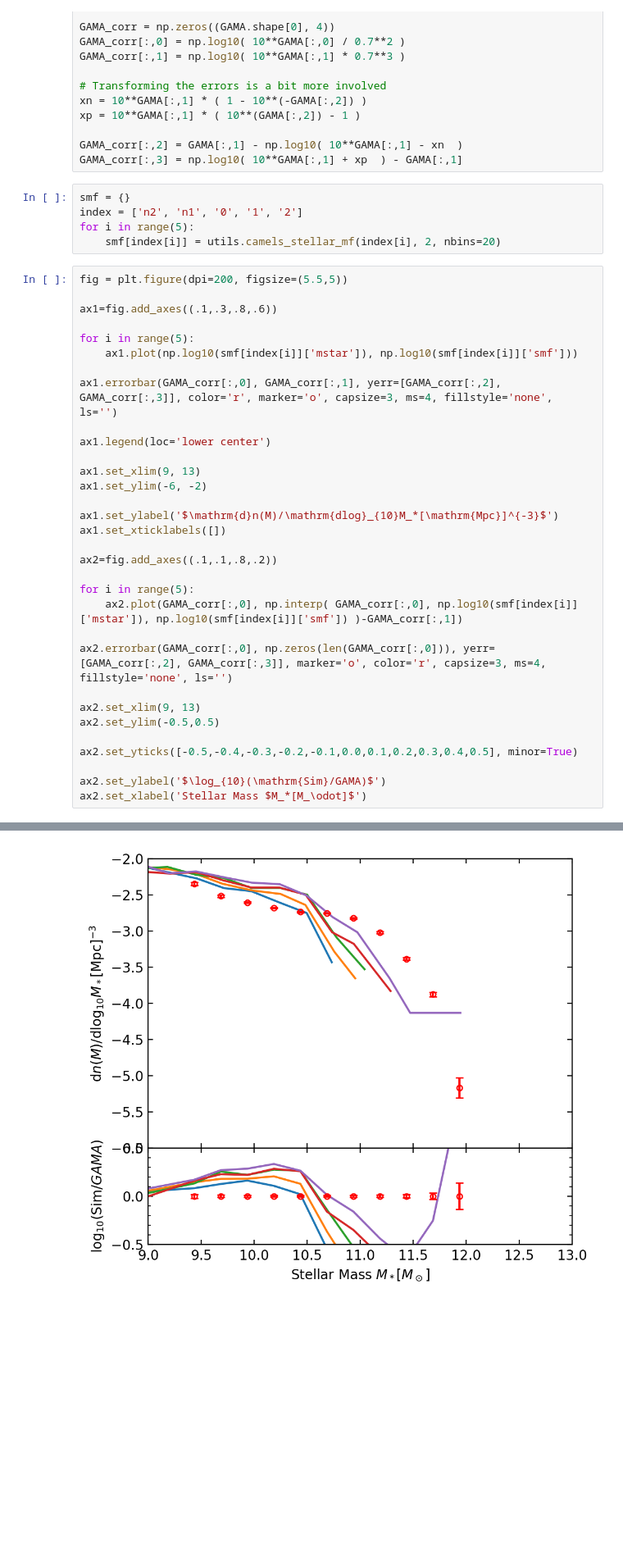
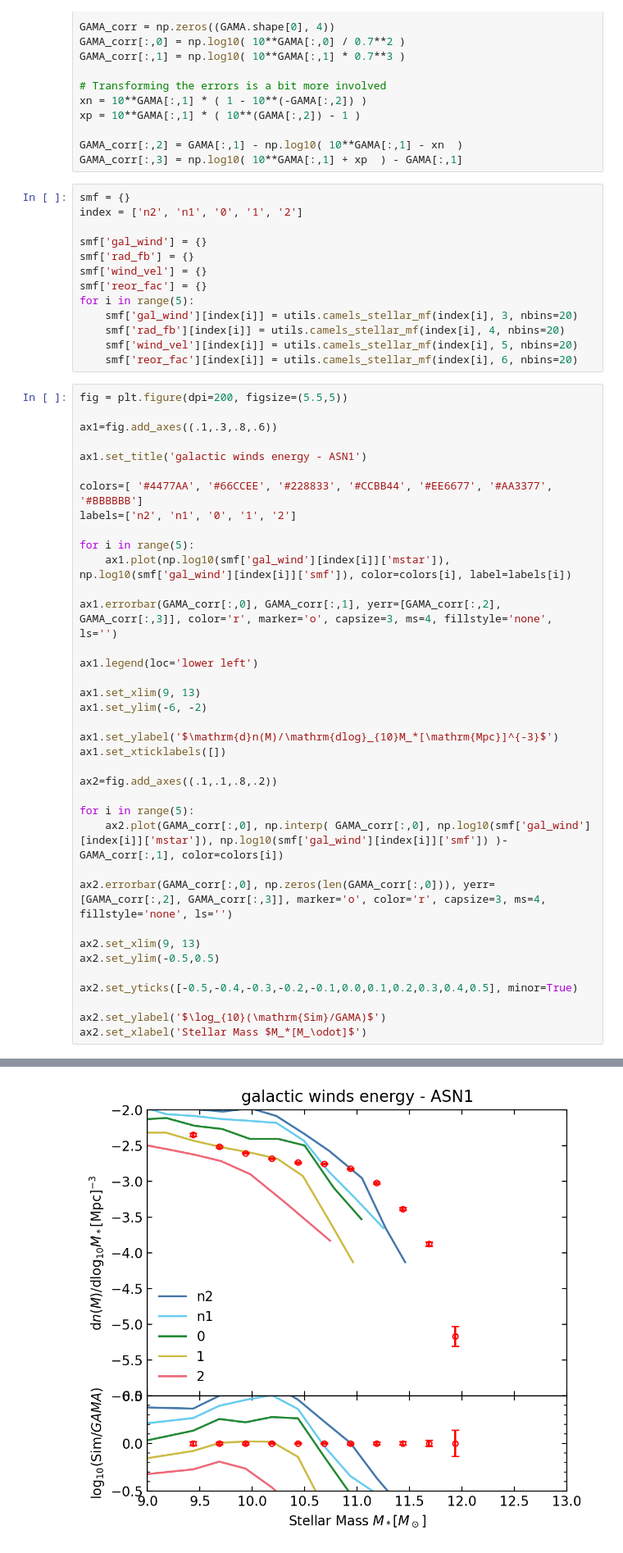
Before and after one commit to fgmaion/MTNG-resims, a Jupyter notebook: Notebooks/CAMELS_SMF.ipynb, the cells around one changed output, grey strips where cells are left out. Shown at 82% size. Saved outputs shown, nothing was run; the diff lists cells and outputs as text; blank space fills up the shorter version.

Commit message:
Comparisons of CAMELS SMF for the 1P simulations

```diff
--- a/Notebooks/CAMELS_SMF.ipynb
+++ b/Notebooks/CAMELS_SMF.ipynb
@@ -83,19 +83,32 @@ GAMA_corr[:,3] = np.log10( 10**GAMA[:,1] + xp  ) - GAMA[:,1]
 # %%
 smf = {}
 index = ['n2', 'n1', '0', '1', '2']
+
+smf['gal_wind'] = {}
+smf['rad_fb'] = {}
+smf['wind_vel'] = {}
+smf['reor_fac'] = {}
 for i in range(5):
-    smf[index[i]] = utils.camels_stellar_mf(index[i], 2, nbins=20)
+    smf['gal_wind'][index[i]] = utils.camels_stellar_mf(index[i], 3, nbins=20)
+    smf['rad_fb'][index[i]] = utils.camels_stellar_mf(index[i], 4, nbins=20)
+    smf['wind_vel'][index[i]] = utils.camels_stellar_mf(index[i], 5, nbins=20)
+    smf['reor_fac'][index[i]] = utils.camels_stellar_mf(index[i], 6, nbins=20)
 # %%
 fig = plt.figure(dpi=200, figsize=(5.5,5))
 
 ax1=fig.add_axes((.1,.3,.8,.6))
 
+ax1.set_title('galactic winds energy - ASN1')
+
+colors=[ '#4477AA', '#66CCEE', '#228833', '#CCBB44', '#EE6677', '#AA3377', '#BBBBBB']
+labels=['n2', 'n1', '0', '1', '2']
+
 for i in range(5):
-    ax1.plot(np.log10(smf[index[i]]['mstar']), np.log10(smf[index[i]]['smf']))
+    ax1.plot(np.log10(smf['gal_wind'][index[i]]['mstar']), np.log10(smf['gal_wind'][index[i]]['smf']), color=colors[i], label=labels[i])
 
 ax1.errorbar(GAMA_corr[:,0], GAMA_corr[:,1], yerr=[GAMA_corr[:,2], GAMA_corr[:,3]], color='r', marker='o', capsize=3, ms=4, fillstyle='none', ls='')
 
-ax1.legend(loc='lower center')
+ax1.legend(loc='lower left')
 
 ax1.set_xlim(9, 13)
 ax1.set_ylim(-6, -2)
@@ -106,7 +119,7 @@ ax1.set_xticklabels([])
 ax2=fig.add_axes((.1,.1,.8,.2))
 
 for i in range(5):
-    ax2.plot(GAMA_corr[:,0], np.interp( GAMA_corr[:,0], np.log10(smf[index[i]]['mstar']), np.log10(smf[index[i]]['smf']) )-GAMA_corr[:,1])
+    ax2.plot(GAMA_corr[:,0], np.interp( GAMA_corr[:,0], np.log10(smf['gal_wind'][index[i]]['mstar']), np.log10(smf['gal_wind'][index[i]]['smf']) )-GAMA_corr[:,1], color=colors[i])
 
 ax2.errorbar(GAMA_corr[:,0], np.zeros(len(GAMA_corr[:,0])), yerr=[GAMA_corr[:,2], GAMA_corr[:,3]], marker='o', color='r', capsize=3, ms=4, fillstyle='none', ls='')
 
@@ -123 +135 @@ Text(0.5, 0, 'Stellar Mass $M_*[M_\\odot]$')
-[figure, old version]
+[figure, new version]
```
Also changed, not shown: parts of 6 cells of this notebook.
